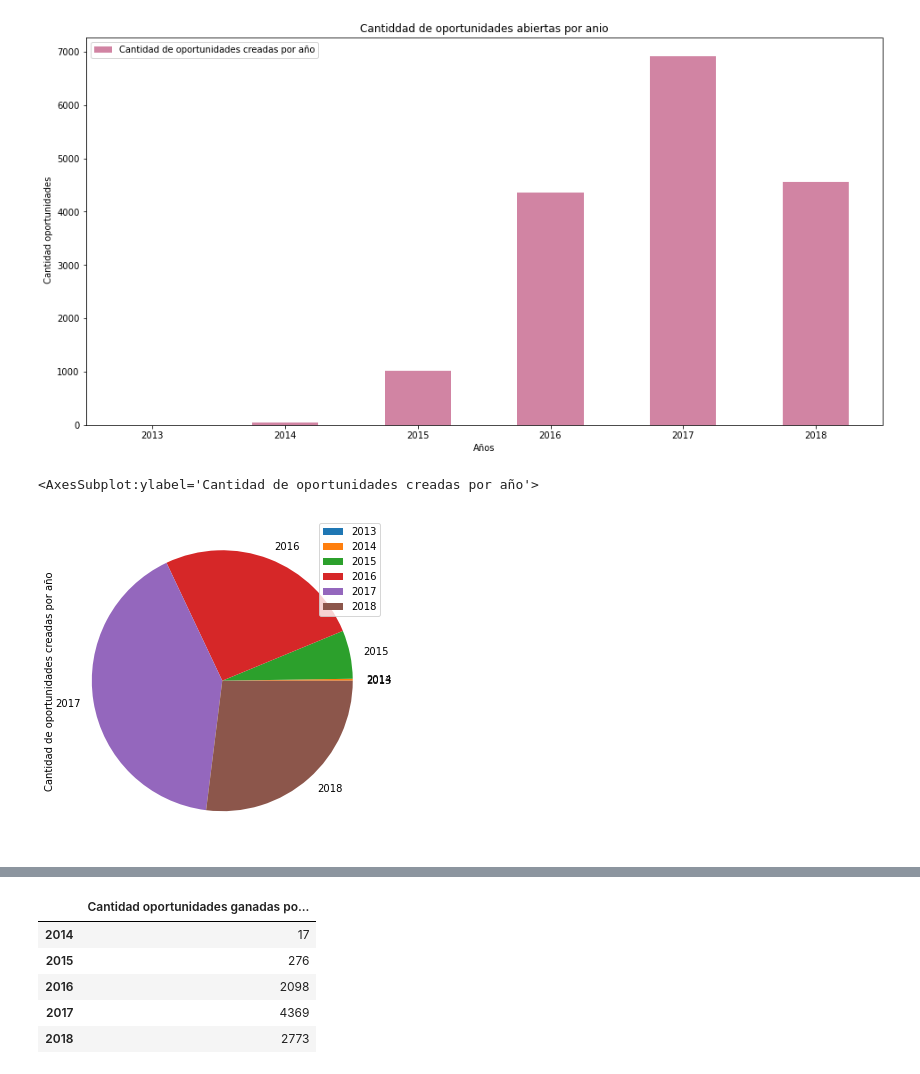
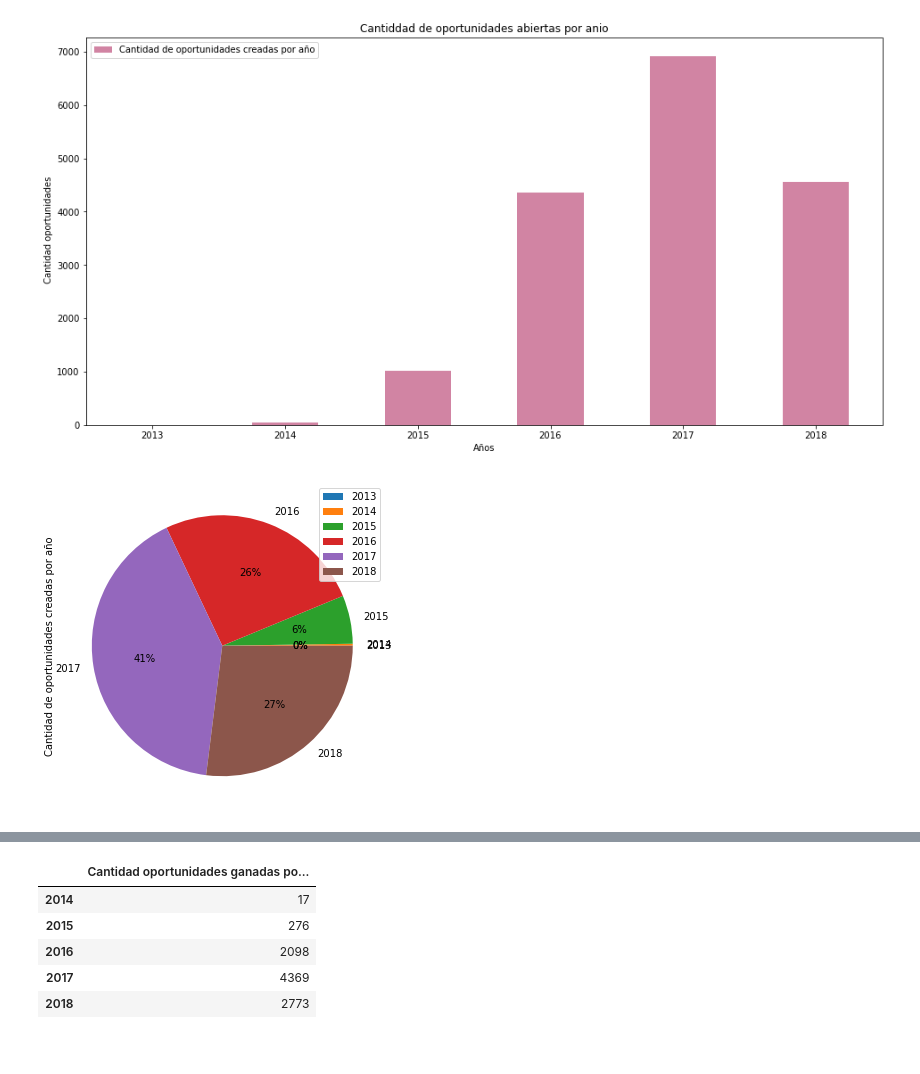
Before and after one commit to Ramaxx95/TP1-Orga-de-Datos, a Jupyter notebook: Visualizaciones/Anios.ipynb, the cells around one changed output, grey strips where cells are left out. Drawn from its saved outputs; the diff is of its cells as text; code cells hidden in the pictures.

```diff
--- a/Visualizaciones/Anios.ipynb
+++ b/Visualizaciones/Anios.ipynb
@@ -51,10 +51,10 @@ ax.set_xlabel('Años')
 Text(0.5, 0, 'Años')
 [figure]
 # %%
-cantidad_cerradas_por_anio.plot.pie(y= 'Cantidad de oportunidades creadas por año', figsize=(11, 6))
+cantidad_cerradas_por_anio.plot.pie(y= 'Cantidad de oportunidades creadas por año', figsize=(11, 6), autopct='%1.0f%%')
+plt.show()
 # %% [output]
-<AxesSubplot:ylabel='Cantidad de oportunidades creadas por año'>
-[figure, old version]
+[figure, new version]
 # %%
 oportunidades_ganadas = data_frame[(data_frame.Stage == 'Closed Won')]
 oportunidades_ganadas
```
Also changed, not shown: parts of 1 cell of this notebook, 2 other files.
